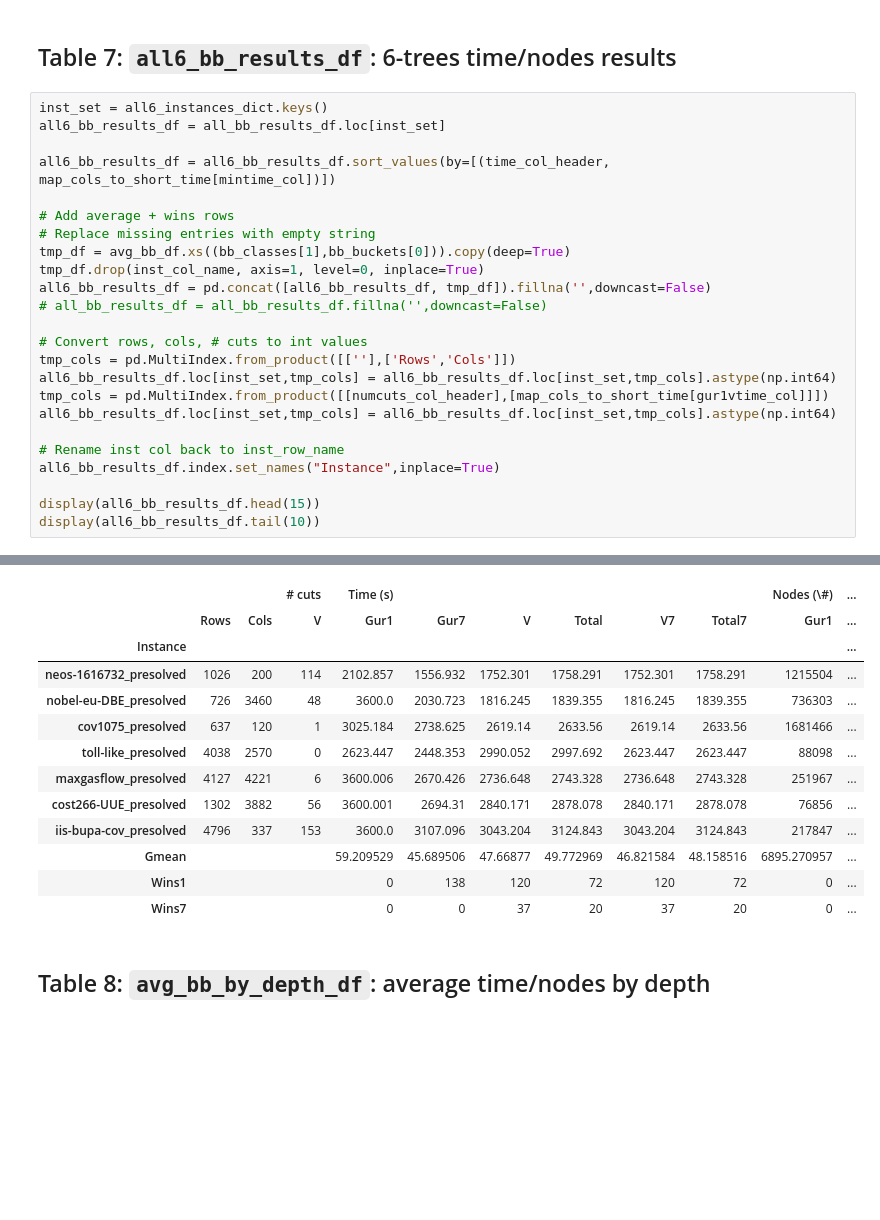
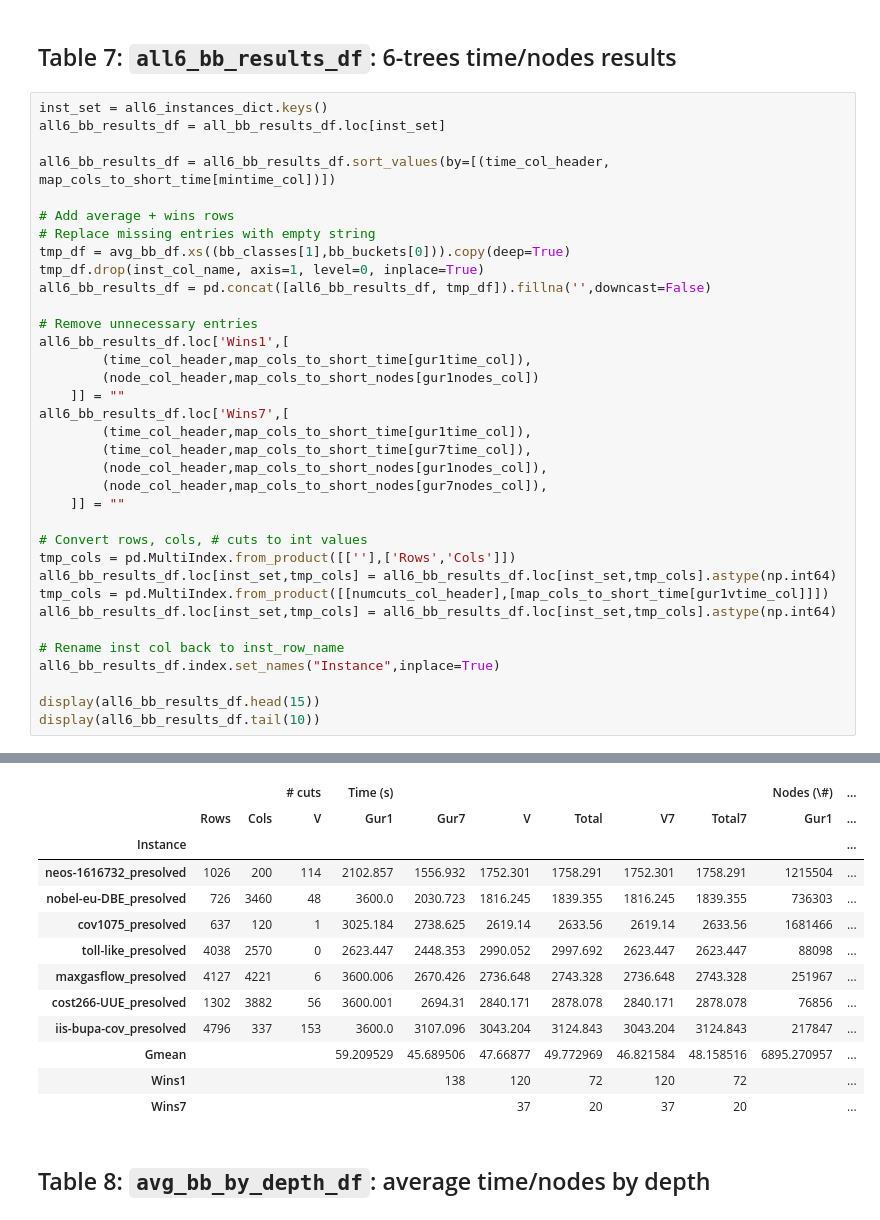
Before and after one commit to akazachk/vpc, a Jupyter notebook: plots/plots.ipynb, the cells around one changed output, grey strips where cells are left out. Cells and saved outputs as stored; diff of their text form; blank space fills up the shorter version.

Commit message:
Remove nan entries from Table 9 and unnecessary 0s in Table 7.

```diff
--- a/plots/plots.ipynb
+++ b/plots/plots.ipynb
@@ -2426,7 +2426,18 @@ all6_bb_results_df = all6_bb_results_df.sort_values(by=[(time_col_header, map_co
 tmp_df = avg_bb_df.xs((bb_classes[1],bb_buckets[0])).copy(deep=True)
 tmp_df.drop(inst_col_name, axis=1, level=0, inplace=True)
 all6_bb_results_df = pd.concat([all6_bb_results_df, tmp_df]).fillna('',downcast=False)
-# all_bb_results_df = all_bb_results_df.fillna('',downcast=False)
+
+# Remove unnecessary entries
+all6_bb_results_df.loc['Wins1',[
+        (time_col_header,map_cols_to_short_time[gur1time_col]),
+        (node_col_header,map_cols_to_short_nodes[gur1nodes_col])
+    ]] = ""
+all6_bb_results_df.loc['Wins7',[
+        (time_col_header,map_cols_to_short_time[gur1time_col]),
+        (time_col_header,map_cols_to_short_time[gur7time_col]),
+        (node_col_header,map_cols_to_short_nodes[gur1nodes_col]),
+        (node_col_header,map_cols_to_short_nodes[gur7nodes_col]),
+    ]] = ""
 
 # Convert rows, cols, # cuts to int values
 tmp_cols = pd.MultiIndex.from_product([[''],['Rows','Cols']])
@@ -2442,35 +2453,35 @@ display(all6_bb_results_df.tail(10))
 # %% [output]
 |  |  |  | # cuts | Time (s) |  |  |  |  |  | Nodes (\#) | ... |
 |  | Rows | Cols | V | Gur1 | Gur7 | V | Total | V7 | Total7 | Gur1 | ... |
 | Instance |  |  |  |  |  |  |  |  |  |  | ... |
 | neos-530627_presolved | 60 | 70 | 0 | 0.003 | 0.002 | 0.003 | 0.003 | 0.003 | 0.003 | 1 | ... |
 | neos-501453_presolved | 13 | 52 | 0 | 0.004 | 0.002 | 0.004 | 0.004 | 0.004 | 0.004 | 1 | ... |
 | gt2_presolved | 28 | 173 | 0 | 0.006 | 0.005 | 0.006 | 0.006 | 0.006 | 0.006 | 1 | ... |
 | vpm1_presolved | 128 | 188 | 0 | 0.007 | 0.007 | 0.007 | 0.017 | 0.007 | 0.007 | 1 | ... |
 | set1cl_presolved | 431 | 651 | 0 | 0.012 | 0.01 | 0.012 | 0.052 | 0.012 | 0.012 | 1 | ... |
 | nexp-50-20-1-1_presolved | 267 | 443 | 2 | 0.018 | 0.009 | 0.015 | 0.059 | 0.015 | 0.018 | 1 | ... |
 | sp150x300d_presolved | 269 | 419 | 0 | 0.017 | 0.016 | 0.017 | 0.038 | 0.017 | 0.017 | 1 | ... |
 | p0548_presolved | 117 | 365 | 2 | 0.02 | 0.017 | 0.019 | 0.04 | 0.019 | 0.02 | 1 | ... |
 | pipex_presolved | 25 | 48 | 6 | 0.023 | 0.022 | 0.02 | 0.025 | 0.02 | 0.023 | 1 | ... |
 | roy_presolved | 147 | 139 | 7 | 0.031 | 0.026 | 0.023 | 0.043 | 0.023 | 0.031 | 1 | ... |
 | haprp_presolved | 694 | 756 | 0 | 0.027 | 0.026 | 0.027 | 0.217 | 0.027 | 0.027 | 1 | ... |
 | f2gap201600_presolved | 20 | 1600 | 16 | 0.038 | 0.037 | 0.029 | 0.45 | 0.029 | 0.038 | 1 | ... |
 | set1al_presolved | 432 | 652 | 0 | 0.032 | 0.03 | 0.038 | 0.101 | 0.032 | 0.032 | 2 | ... |
 | f2gap401600_presolved | 40 | 1600 | 29 | 0.043 | 0.041 | 0.033 | 0.635 | 0.033 | 0.043 | 1 | ... |
 | neos-3610040-iskar_presolved | 215 | 275 | 0 | 0.042 | 0.042 | 0.045 | 0.157 | 0.042 | 0.042 | 1 | ... |
 |  |  |  | # cuts | Time (s) |  |  |  |  |  | Nodes (\#) | ... |
 |  | Rows | Cols | V | Gur1 | Gur7 | V | Total | V7 | Total7 | Gur1 | ... |
 | Instance |  |  |  |  |  |  |  |  |  |  | ... |
 | neos-1616732_presolved | 1026 | 200 | 114 | 2102.857 | 1556.932 | 1752.301 | 1758.291 | 1752.301 | 1758.291 | 1215504 | ... |
 | nobel-eu-DBE_presolved | 726 | 3460 | 48 | 3600.0 | 2030.723 | 1816.245 | 1839.355 | 1816.245 | 1839.355 | 736303 | ... |
 | cov1075_presolved | 637 | 120 | 1 | 3025.184 | 2738.625 | 2619.14 | 2633.56 | 2619.14 | 2633.56 | 1681466 | ... |
 | toll-like_presolved | 4038 | 2570 | 0 | 2623.447 | 2448.353 | 2990.052 | 2997.692 | 2623.447 | 2623.447 | 88098 | ... |
 | maxgasflow_presolved | 4127 | 4221 | 6 | 3600.006 | 2670.426 | 2736.648 | 2743.328 | 2736.648 | 2743.328 | 251967 | ... |
 | cost266-UUE_presolved | 1302 | 3882 | 56 | 3600.001 | 2694.31 | 2840.171 | 2878.078 | 2840.171 | 2878.078 | 76856 | ... |
 | iis-bupa-cov_presolved | 4796 | 337 | 153 | 3600.0 | 3107.096 | 3043.204 | 3124.843 | 3043.204 | 3124.843 | 217847 | ... |
 | Gmean |  |  |  | 59.209529 | 45.689506 | 47.66877 | 49.772969 | 46.821584 | 48.158516 | 6895.270957 | ... |
-| Wins1 |  |  |  | 0 | 138 | 120 | 72 | 120 | 72 | 0 | ... |
-| Wins7 |  |  |  | 0 | 0 | 37 | 20 | 37 | 20 | 0 | ... |
+| Wins1 |  |  |  |  | 138 | 120 | 72 | 120 | 72 |  | ... |
+| Wins7 |  |  |  |  |  | 37 | 20 | 37 | 20 |  | ... |
 # %% [markdown]
 ## Table 8: `avg_bb_by_depth_df`: average time/nodes by depth
 # %%
```
